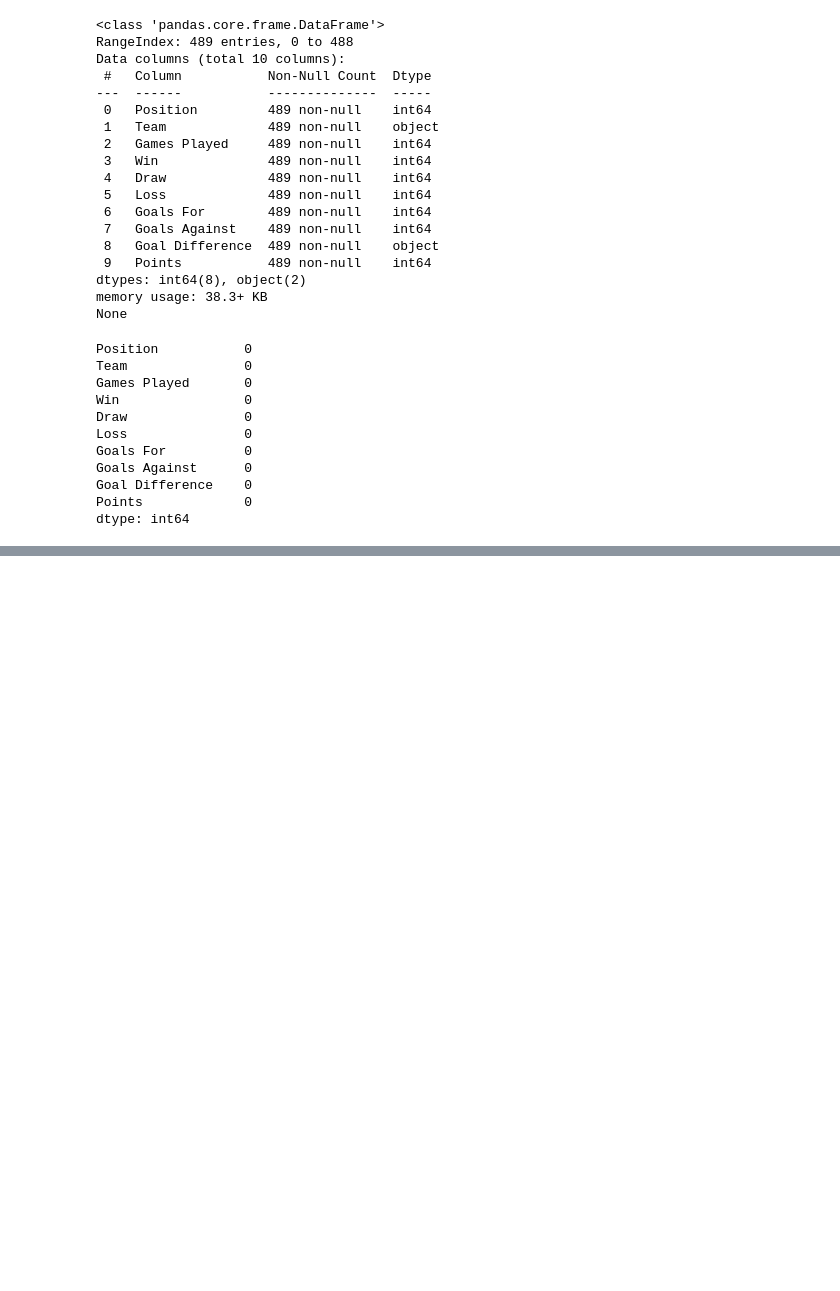
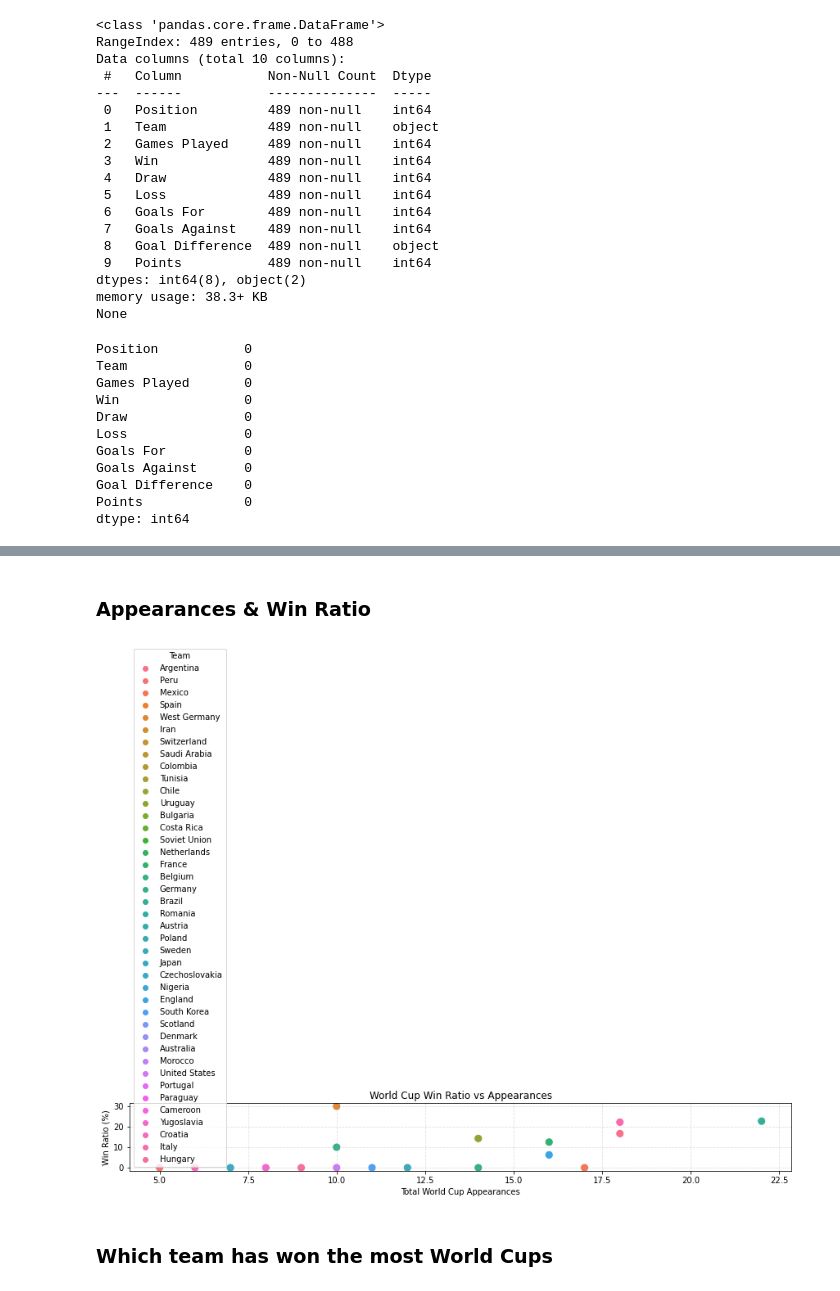
Before and after one commit to Cemozbay1/FIFA_WC_Data_Analysis, a Jupyter notebook: FIFA_Word_Cup_Predictive_Analysis.ipynb, the cells around one changed output, grey strips where cells are left out. Saved outputs shown, nothing was run; the diff lists cells and outputs as text; code cells hidden in the pictures; blank space fills up the shorter version.

```diff
--- a/FIFA_Word_Cup_Predictive_Analysis.ipynb
+++ b/FIFA_Word_Cup_Predictive_Analysis.ipynb
@@ -218,0 +149,42 @@ plt.show()
+# %% [markdown]
+### Appearances & Win Ratio
+# %%
+# 1. Count total appearances
+list_of_teams = [team for df in df_list for team in df["Team"]]
+unique_teams = list(set(list_of_teams))
+
+team_apps = {
+    "Team": [],
+    "Appearances": []
+}
+for team in unique_teams:
+    team_apps["Team"].append(team)
+    team_apps["Appearances"].append(list_of_teams.count(team))
+
+team_apps_data = pd.DataFrame(team_apps)
+
+# 2. Count World Cup wins
+win_counts = wc_summary["CHAMPION"].value_counts().reset_index()
+win_counts.columns = ["Team", "Wins"]
+
+# 3. Merge and compute win ratio
+team_stats = pd.merge(team_apps_data, win_counts, on="Team", how="left")
+team_stats = team_stats[team_stats["Appearances"] >= 5]
+
+team_stats["Wins"] = team_stats["Wins"].fillna(0).astype(int)
+team_stats["Win Ratio (%)"] = (team_stats["Wins"] / team_stats["Appearances"]) * 100
+
+# 4. Plot
+plt.figure(figsize=(12, 6))
+sns.scatterplot(data=team_stats, x="Appearances", y="Win Ratio (%)", hue="Team", s=100)
+
+plt.title("World Cup Win Ratio vs Appearances")
+plt.xlabel("Total World Cup Appearances")
+plt.ylabel("Win Ratio (%)")
+plt.grid(True, linestyle="--", alpha=0.4)
+plt.tight_layout()
+plt.show()
+# %% [output]
+[figure, added]
+# %% [markdown]
+### Which team has won the most World Cups
```
Also changed, not shown: parts of 29 cells of this notebook.
